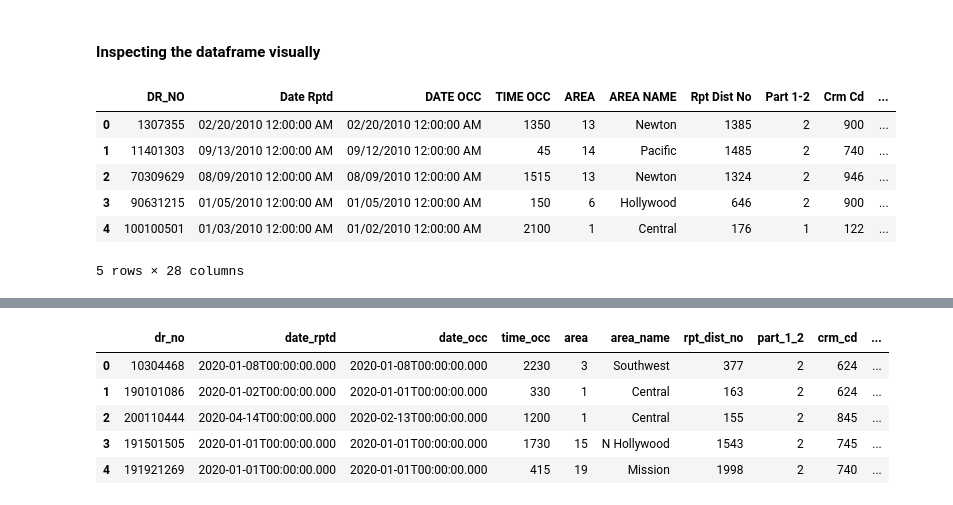
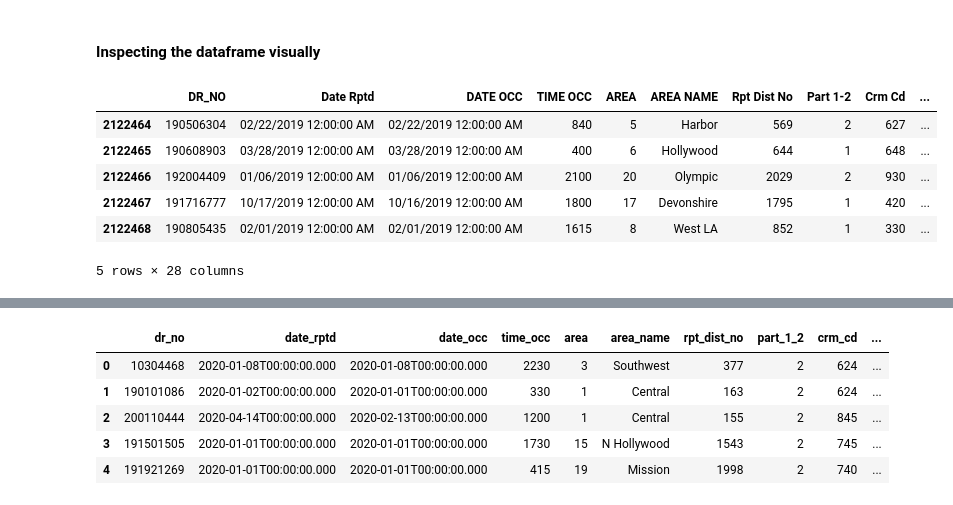
Before and after one commit to masiod/Fred_data, a Jupyter notebook: Data_Wrangling_Project_Starter.ipynb, the cells around one changed output, grey strips where cells are left out. Drawn from its saved outputs; the diff is of its cells as text; code cells hidden in the pictures.

```diff
--- a/Data_Wrangling_Project_Starter.ipynb
+++ b/Data_Wrangling_Project_Starter.ipynb
@@ -46,7 +46,8 @@ from folium.plugins import HeatMap
 #chose style for the code
 plt.style.use('fivethirtyeight')
 #to disply all columns in the table
-pd.set_option('display.max_rows', 500)
+
+pd.set_option('display.max_columns', 500)
 # %% [markdown]
 #### **Dataset 1**
 
@@ -78,7 +81,7 @@ Dataset variables:
 *   *Variable 2 FILL IN*
 # %%
 #FILL IN 2nd data gathering and loading method
-data_crime_2019=pd.read_csv('Crime_Data_from_2010_to_2019_20240118.csv')
+data_crime_2019=pd.read_csv('Crime_Data_from_2010_to_2019.csv')
 # %% [markdown]
 Optional data storing step: You may save your raw dataset files to the local data store before moving to the next step.
 # %%
@@ -98,14 +101,14 @@ List **two** data quality issues and **two** tidiness issues. Assess each data i
 #### Inspecting the dataframe visually
 # %%
 # Inspecting the dataframe visually
-data_crime_2019.head()
+data_crime_2019.tail()
 # %% [output]
 |  | DR_NO | Date Rptd | DATE OCC | TIME OCC | AREA | AREA NAME | Rpt Dist No | Part 1-2 | Crm Cd | ... |
-| 0 | 1307355 | 02/20/2010 12:00:00 AM | 02/20/2010 12:00:00 AM | 1350 | 13 | Newton | 1385 | 2 | 900 | ... |
-| 1 | 11401303 | 09/13/2010 12:00:00 AM | 09/12/2010 12:00:00 AM | 45 | 14 | Pacific | 1485 | 2 | 740 | ... |
-| 2 | 70309629 | 08/09/2010 12:00:00 AM | 08/09/2010 12:00:00 AM | 1515 | 13 | Newton | 1324 | 2 | 946 | ... |
-| 3 | 90631215 | 01/05/2010 12:00:00 AM | 01/05/2010 12:00:00 AM | 150 | 6 | Hollywood | 646 | 2 | 900 | ... |
-| 4 | 100100501 | 01/03/2010 12:00:00 AM | 01/02/2010 12:00:00 AM | 2100 | 1 | Central | 176 | 1 | 122 | ... |
+| 2122464 | 190506304 | 02/22/2019 12:00:00 AM | 02/22/2019 12:00:00 AM | 840 | 5 | Harbor | 569 | 2 | 627 | ... |
+| 2122465 | 190608903 | 03/28/2019 12:00:00 AM | 03/28/2019 12:00:00 AM | 400 | 6 | Hollywood | 644 | 1 | 648 | ... |
+| 2122466 | 192004409 | 01/06/2019 12:00:00 AM | 01/06/2019 12:00:00 AM | 2100 | 20 | Olympic | 2029 | 2 | 930 | ... |
+| 2122467 | 191716777 | 10/17/2019 12:00:00 AM | 10/16/2019 12:00:00 AM | 1800 | 17 | Devonshire | 1795 | 1 | 420 | ... |
+| 2122468 | 190805435 | 02/01/2019 12:00:00 AM | 02/01/2019 12:00:00 AM | 1615 | 8 | West LA | 852 | 1 | 330 | ... |
 5 rows × 28 columns
 # %%
 #visualize missing data on the dataframe
```
Also changed, not shown: parts of 42 cells of this notebook.
